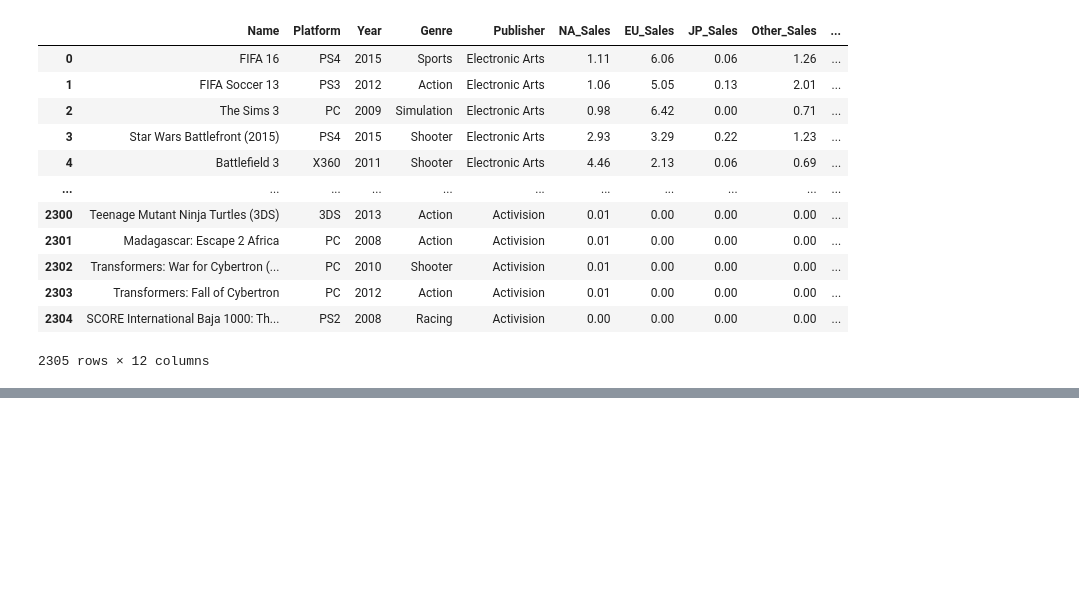
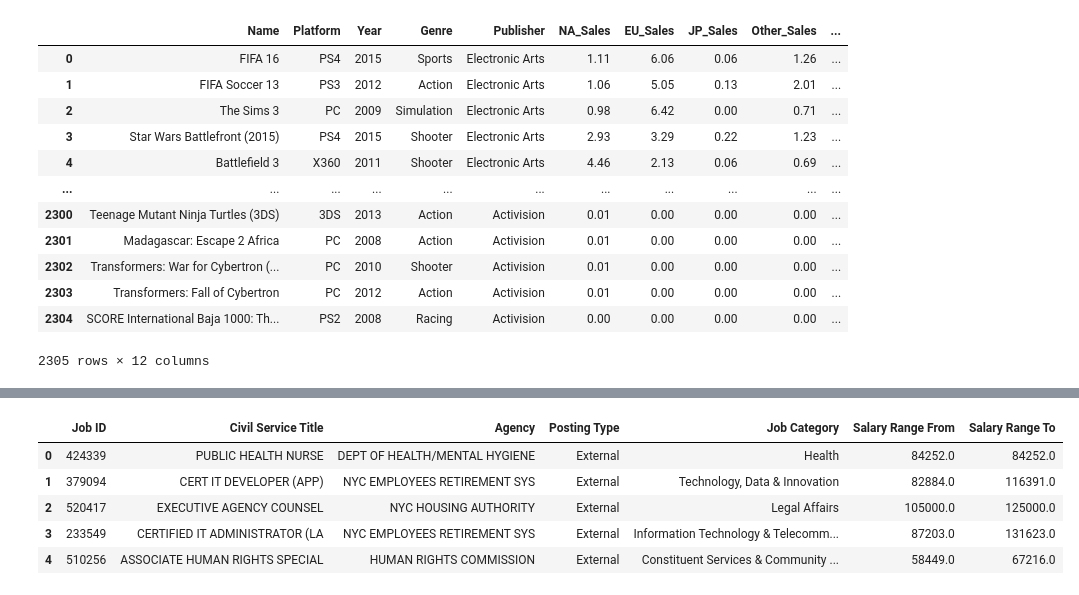
Before and after one commit to karan842/revise-DS-101, a Jupyter notebook: pandas-101.ipynb, the cells around one changed output, grey strips where cells are left out. Cells and saved outputs as stored; diff of their text form; code cells hidden in the pictures; blank space fills up the shorter version.

```diff
--- a/pandas-101.ipynb
+++ b/pandas-101.ipynb
@@ -1050,0 +1071,10 @@ pd.concat([ea_df,activision_df],axis=0,ignore_index=True)
+# %%
+nyc = nyc[['Job ID','Civil Service Title','Agency','Posting Type','Job Category','Salary Range From','Salary Range To']]
+nyc.head()
+# %% [output]
+|  | Job ID | Civil Service Title | Agency | Posting Type | Job Category | Salary Range From | Salary Range To |
+| 0 | 424339 | PUBLIC HEALTH NURSE | DEPT OF HEALTH/MENTAL HYGIENE | External | Health | 84252.0 | 84252.0 |
+| 1 | 379094 | CERT IT DEVELOPER (APP) | NYC EMPLOYEES RETIREMENT SYS | External | Technology, Data & Innovation | 82884.0 | 116391.0 |
+| 2 | 520417 | EXECUTIVE AGENCY COUNSEL | NYC HOUSING AUTHORITY | External | Legal Affairs | 105000.0 | 125000.0 |
+| 3 | 233549 | CERTIFIED IT ADMINISTRATOR (LA | NYC EMPLOYEES RETIREMENT SYS | External | Information Technology & Telecomm... | 87203.0 | 131623.0 |
+| 4 | 510256 | ASSOCIATE HUMAN RIGHTS SPECIAL | HUMAN RIGHTS COMMISSION | External | Constituent Services & Community ... | 58449.0 | 67216.0 |
```
Also changed, not shown: parts of 12 cells of this notebook.
